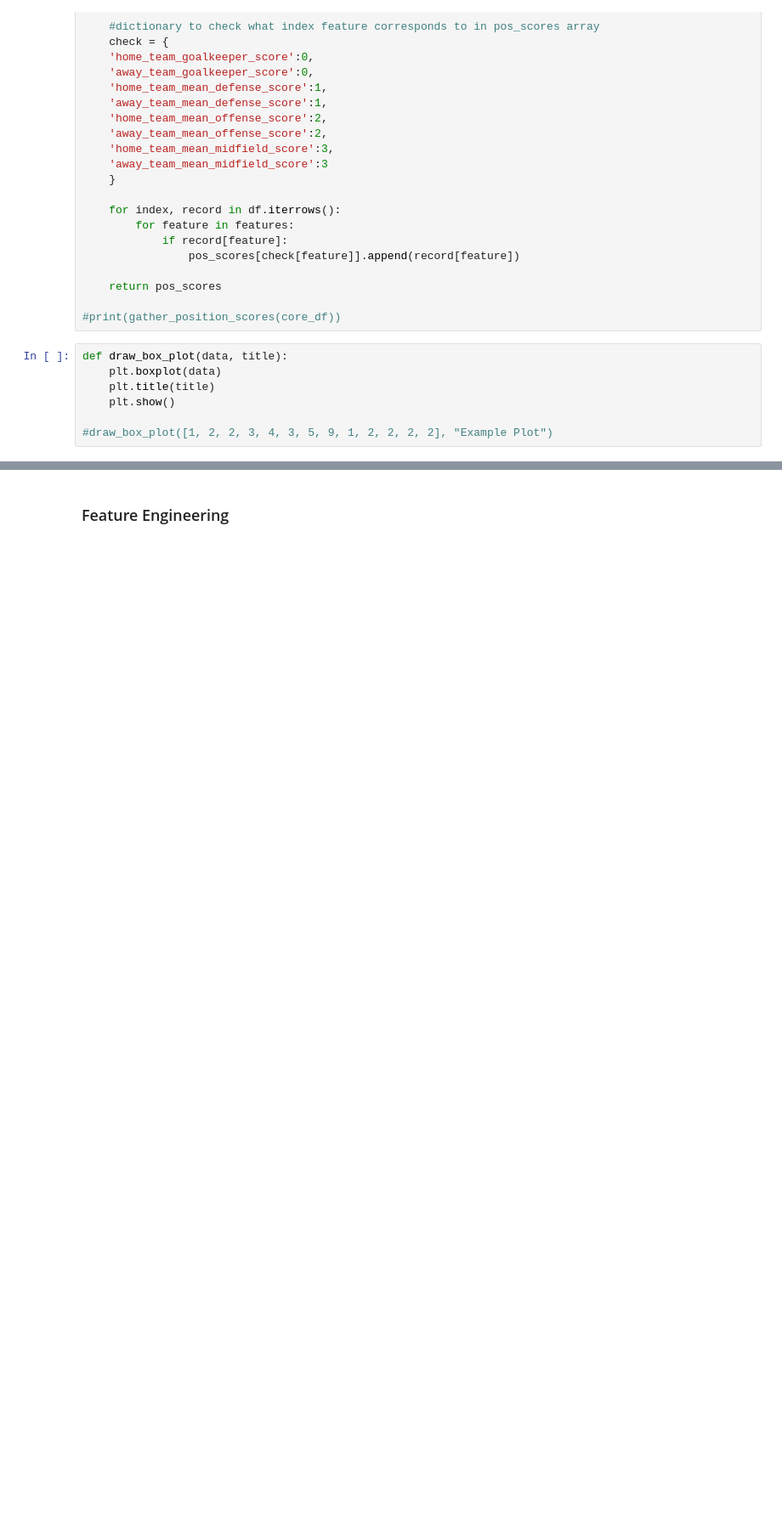
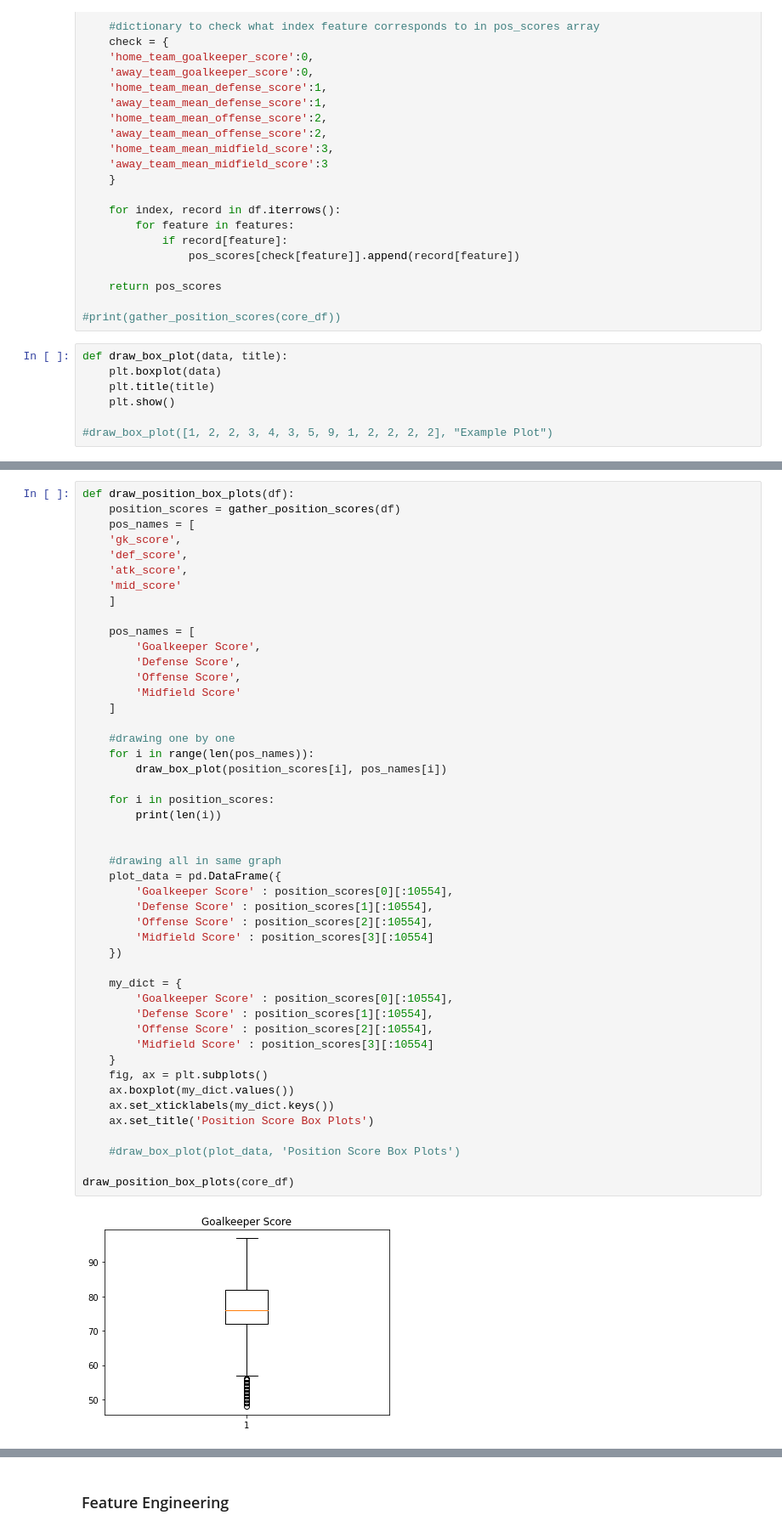
Before and after one commit to james-parky/data-mining-group-coursework, a Jupyter notebook: dataset/predict_missing_data-gaussian.ipynb, the cells around one changed output, grey strips where cells are left out. Shown: that part at 85% size. Cells and saved outputs as stored; diff of their text form; blank space fills up the shorter version.

Commit message:
:art: box plots combined

```diff
--- a/dataset/predict_missing_data-gaussian.ipynb
+++ b/dataset/predict_missing_data-gaussian.ipynb
@@ -594,0 +576,49 @@ draw_position_box_plots(core_df)
+# %%
+def draw_position_box_plots(df):
+    position_scores = gather_position_scores(df)
+    pos_names = [
+    'gk_score',
+    'def_score',
+    'atk_score',
+    'mid_score'
+    ]
+
+    pos_names = [
+        'Goalkeeper Score',
+        'Defense Score',
+        'Offense Score',
+        'Midfield Score'
+    ]
+
+    #drawing one by one
+    for i in range(len(pos_names)):
+        draw_box_plot(position_scores[i], pos_names[i])
+
+    for i in position_scores:
+        print(len(i))
+
+
+    #drawing all in same graph
+    plot_data = pd.DataFrame({
+        'Goalkeeper Score' : position_scores[0][:10554],
+        'Defense Score' : position_scores[1][:10554],
+        'Offense Score' : position_scores[2][:10554],
+        'Midfield Score' : position_scores[3][:10554]
+    })
+
+    my_dict = {
+        'Goalkeeper Score' : position_scores[0][:10554],
+        'Defense Score' : position_scores[1][:10554],
+        'Offense Score' : position_scores[2][:10554],
+        'Midfield Score' : position_scores[3][:10554]
+    }
+    fig, ax = plt.subplots()
+    ax.boxplot(my_dict.values())
+    ax.set_xticklabels(my_dict.keys())
+    ax.set_title('Position Score Box Plots')
+
+    #draw_box_plot(plot_data, 'Position Score Box Plots')
+
+draw_position_box_plots(core_df)
+# %% [output]
+[figure, added]
```
Also changed, not shown: parts of 4 cells of this notebook.
